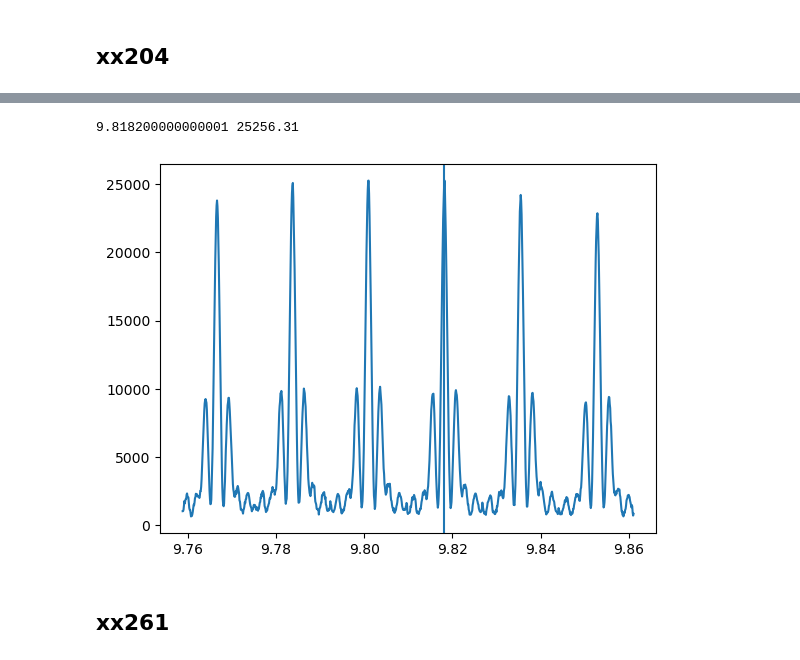
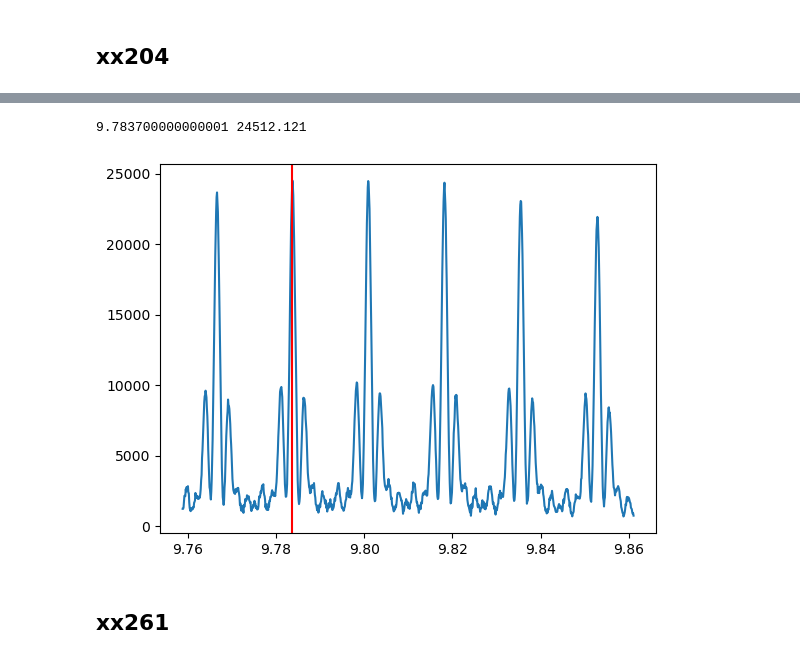
Before and after one commit to supremeKAI40/ULXP_thesis_analysis, a Jupyter notebook: nicer/nb_bootstrap_reportin.ipynb, the cells around one changed output, grey strips where cells are left out. Cells and saved outputs as stored; diff of their text form; code cells hidden in the pictures.

```diff
--- a/nicer/nb_bootstrap_reportin.ipynb
+++ b/nicer/nb_bootstrap_reportin.ipynb
@@ -65,10 +55,10 @@ Text(0.5, 1.0, 'histogram of best fit periods for 1000 iterations of xx201')
 # %%
-### Checking chisq vs period files
+# ### Checking chisq vs period files
 
-with fits.open('testing_efsearch0.fes') as hdul:
-    per=hdul['RESULTS'].data['PERIOD']
-    chisq=hdul['RESULTS'].data['CHISQRD1']
+# with fits.open('testing_efsearch.fes') as hdul:
+#     per=hdul['RESULTS'].data['PERIOD']
+#     chisq=hdul['RESULTS'].data['CHISQRD1']
 
-plt.plot(per,chisq)
-plt.axvline(per[np.argmax(chisq)])
-print(per[np.argmax(chisq)],chisq[np.argmax(chisq)])
+# plt.plot(per,chisq)
+# plt.axvline(per[np.argmax(chisq)])
+# print(per[np.argmax(chisq)],chisq[np.argmax(chisq)])
@@ -168,0 +243,11 @@ plt.hist(df[1])
+# %%
+## Reading and plotting og lc
+with fits.open('./6050390204/xti/event_cl/ni6050390204_cl_night_barycorrmpu7_sr_night_0.01.lc') as hdul:
+        rate_data = hdul['RATE'].data
+        time = rate_data['TIME']
+        rate2 = rate_data['RATE']
+        error2 = rate_data['ERROR']
+
+plt.hist(rate2,bins=50)
+plt.hist(error2,bins=50)
+plt.show()
@@ -168,0 +288,10 @@ plt.hist(df[1])
+# %%
+### Checking chisq vs period files
+
+with fits.open('./bootstrap_error/6050390227/testing_efsearch.fes') as hdul:
+    per=hdul['RESULTS'].data['PERIOD']
+    chisq=hdul['RESULTS'].data['CHISQRD1']
+
+plt.plot(per,chisq)
+plt.axvline(per[np.argmax(chisq)],c='r')
+print(per[np.argmax(chisq)],chisq[np.argmax(chisq)])
@@ -211,16 +336,16 @@ freq[1][np.argmax(freq[0])]
 # %%
 ### Checking chisq vs period files
 
-with fits.open('./bootstrap_error/6050390244/testing_efsearch29.fes') as hdul:
+with fits.open('./bootstrap_error/6050390244/testing_efsearch.fes') as hdul:
     per=hdul['RESULTS'].data['PERIOD']
     chisq=hdul['RESULTS'].data['CHISQRD1']
 
 plt.plot(per,chisq)
-plt.axvline(per[np.argmax(chisq)])
+plt.axvline(per[np.argmax(chisq)],c='r')
 print(per[np.argmax(chisq)],chisq[np.argmax(chisq)])
 # %% [output]
-9.818200000000001 25256.31
+9.783700000000001 24512.121
-[figure, old version]
+[figure, new version]
 # %% [markdown]
 ## xx261
 # %%
```
Also changed, not shown: parts of 54 cells of this notebook, 5 other files.
